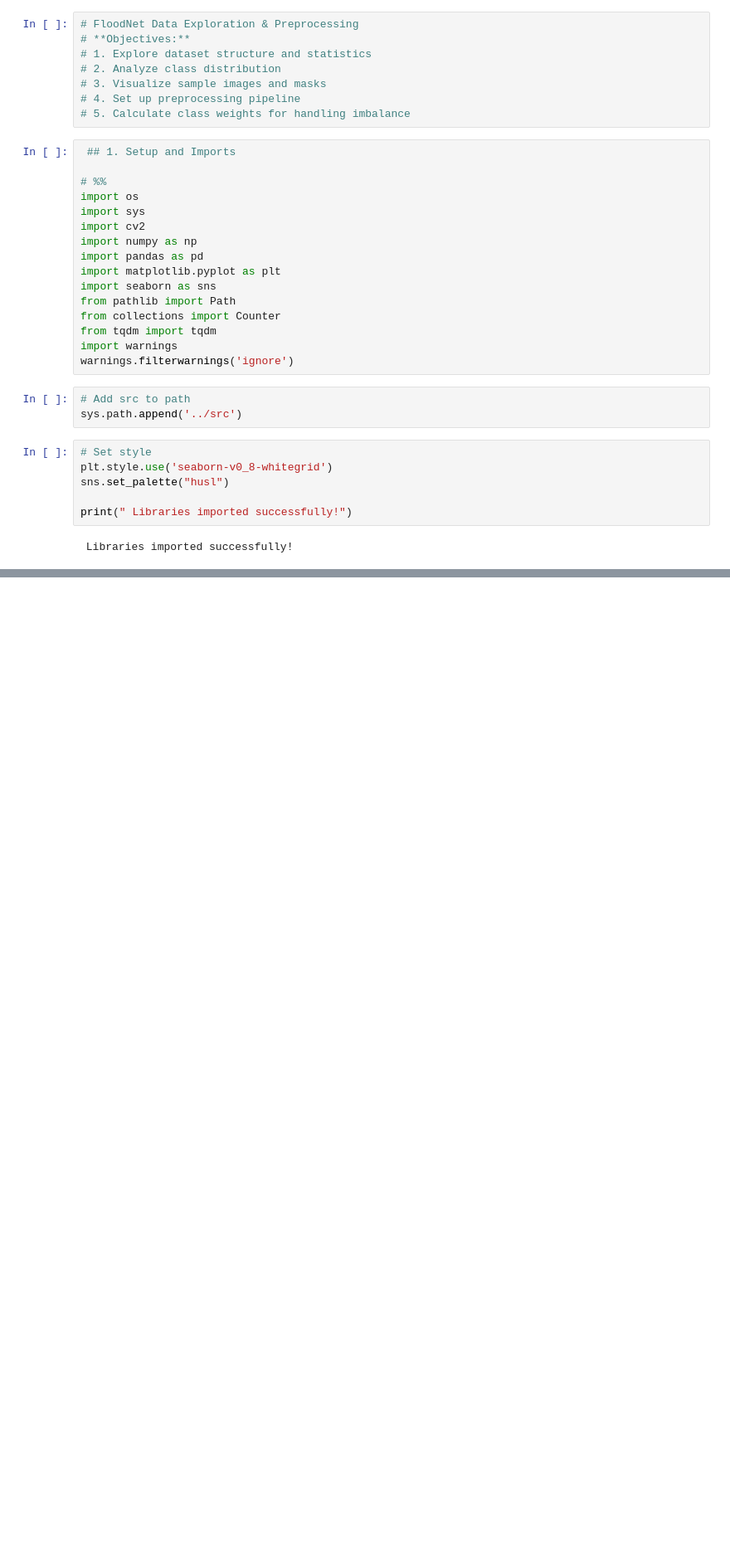
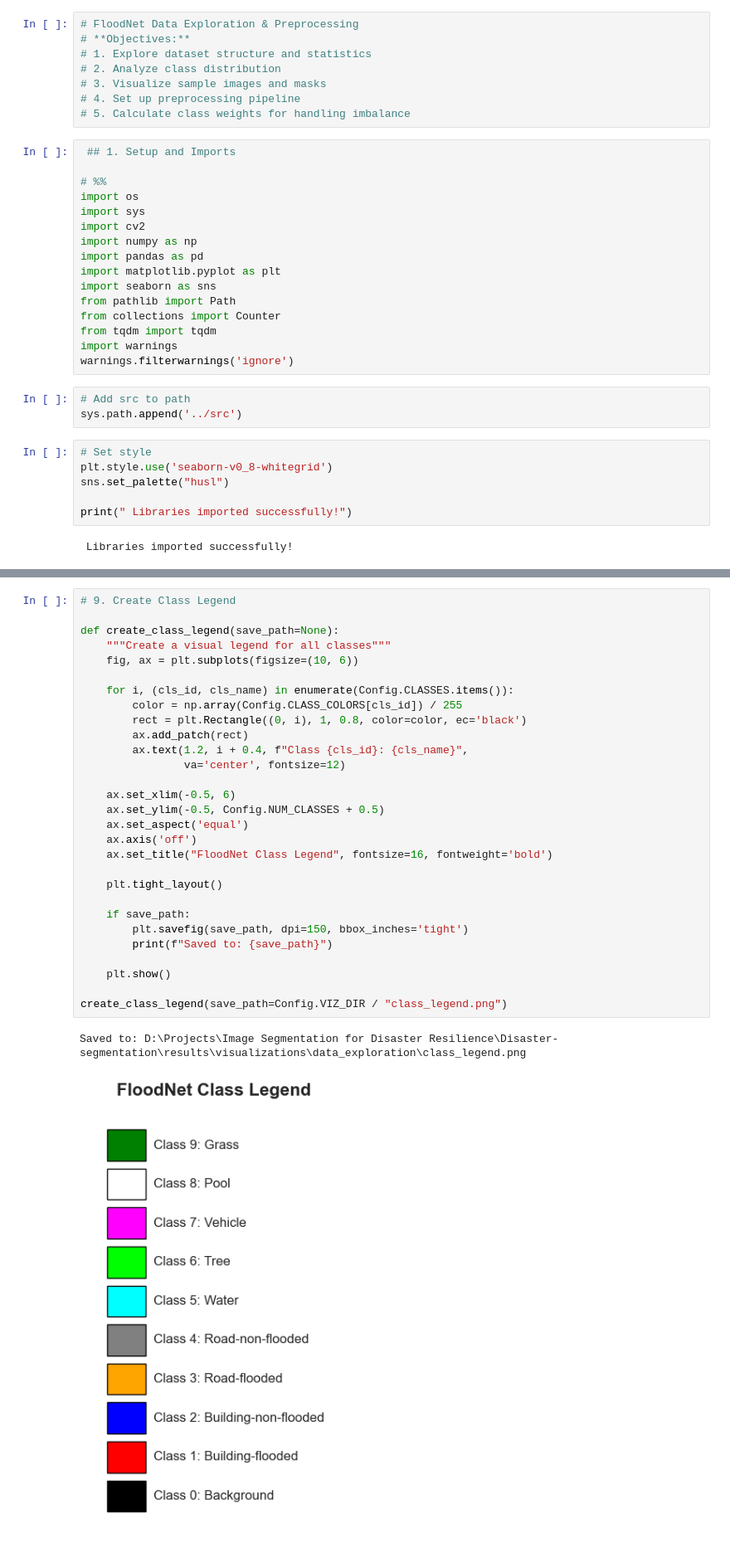
Before and after one commit to jeevanraj-28/Disaster-segmentation, a Jupyter notebook: notebooks/01_clean_preprocess_floodnet.ipynb, the cells around one changed output, grey strips where cells are left out. Shown at 83% size. Drawn from its saved outputs; the diff is of its cells as text; blank space fills up the shorter version.

```diff
--- a/notebooks/01_clean_preprocess_floodnet.ipynb
+++ b/notebooks/01_clean_preprocess_floodnet.ipynb
@@ -82,0 +596,32 @@ print(f"📂 Base Directory: {Config.BASE_DIR}")
+# %%
+# 9. Create Class Legend
+
+def create_class_legend(save_path=None):
+    """Create a visual legend for all classes"""
+    fig, ax = plt.subplots(figsize=(10, 6))
+
+    for i, (cls_id, cls_name) in enumerate(Config.CLASSES.items()):
+        color = np.array(Config.CLASS_COLORS[cls_id]) / 255
+        rect = plt.Rectangle((0, i), 1, 0.8, color=color, ec='black')
+        ax.add_patch(rect)
+        ax.text(1.2, i + 0.4, f"Class {cls_id}: {cls_name}",
+                va='center', fontsize=12)
+
+    ax.set_xlim(-0.5, 6)
+    ax.set_ylim(-0.5, Config.NUM_CLASSES + 0.5)
+    ax.set_aspect('equal')
+    ax.axis('off')
+    ax.set_title("FloodNet Class Legend", fontsize=16, fontweight='bold')
+
+    plt.tight_layout()
+
+    if save_path:
+        plt.savefig(save_path, dpi=150, bbox_inches='tight')
+        print(f"Saved to: {save_path}")
+
+    plt.show()
+
+create_class_legend(save_path=Config.VIZ_DIR / "class_legend.png")
+# %% [output]
+Saved to: D:\Projects\Image Segmentation for Disaster Resilience\Disaster-segmentation\results\visualizations\data_exploration\class_legend.png
+[figure, added]
```
Also changed, not shown: parts of 8 cells of this notebook.
